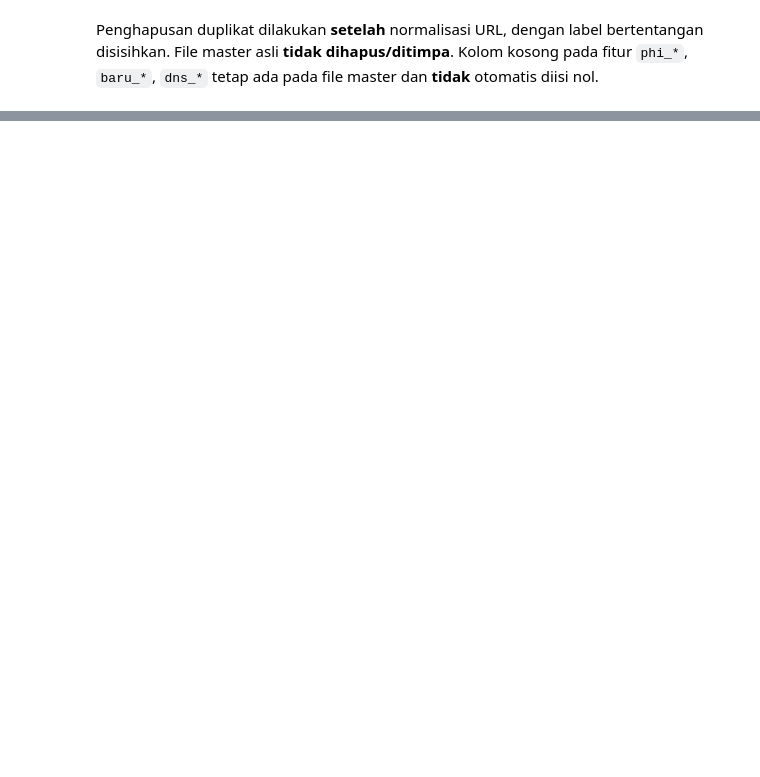
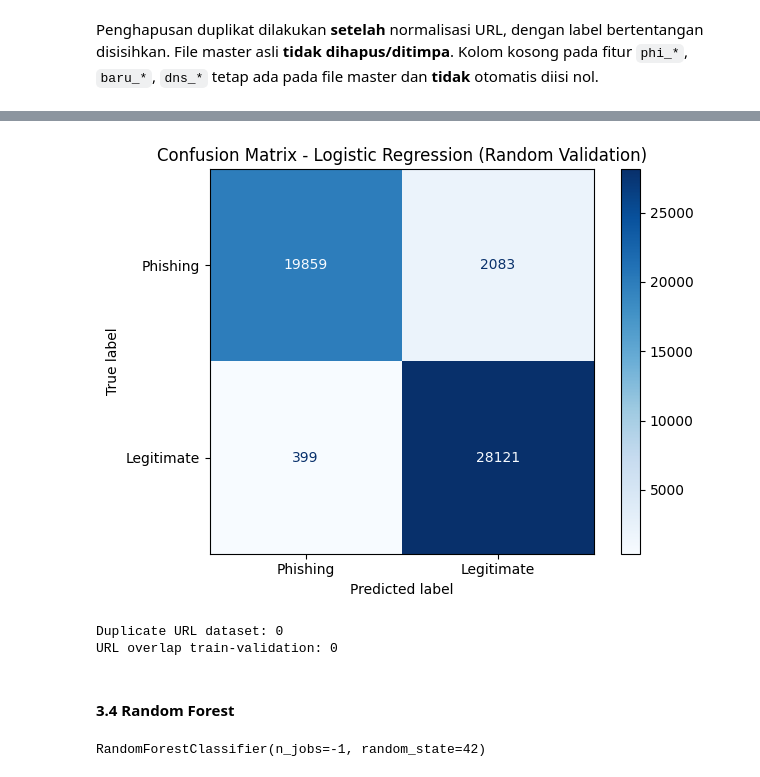
Before and after one commit to makraev06/proyek-metopen, a Jupyter notebook: v2.ipynb, the cells around one changed output, grey strips where cells are left out. Saved outputs shown, nothing was run; the diff lists cells and outputs as text; code cells hidden in the pictures; blank space fills up the shorter version.

```diff
--- a/v2.ipynb
+++ b/v2.ipynb
@@ -188,0 +511,8 @@ plt.tight_layout(); plt.show()
+# %%
+# Test akhir disisihkan berdasarkan domain dan tidak dipakai untuk eksperimen awal.
+gss_test = GroupShuffleSplit(n_splits=1, test_size=0.20, random_state=RANDOM_STATE)
+idx_trainval, idx_test = next(gss_test.split(X, y, groups=groups))
+assert set(groups.iloc[idx_trainval]).isdisjoint(set(groups.iloc[idx_test]))
+assert set(y.iloc[idx_test].unique()) == {0, 1}, 'Kelas hilang pada test akhir'
+print('Data pengembangan:', len(idx_trainval))
+print('Test akhir yang disisihkan:', len(idx_test))
@@ -188,0 +522,12 @@ plt.tight_layout(); plt.show()
+# %%
+# Random split hanya di dalam data pengembangan.
+idx_initial_train, idx_initial_val = train_test_split(
+    idx_trainval, test_size=0.20, random_state=RANDOM_STATE,
+    stratify=y.iloc[idx_trainval]
+)
+x_train_initial, y_train_initial = X.iloc[idx_initial_train], y.iloc[idx_initial_train]
+x_val_initial, y_val_initial = X.iloc[idx_initial_val], y.iloc[idx_initial_val]
+print('Train awal:', x_train_initial.shape)
+print('Validation awal:', x_val_initial.shape)
+print(y_train_initial.value_counts(normalize=True))
+print(y_val_initial.value_counts(normalize=True))
@@ -188,0 +559,6 @@ plt.tight_layout(); plt.show()
+# %%
+baseline_model = Pipeline([
+    ('scaler', StandardScaler()),
+    ('model', LogisticRegression(max_iter=1000, random_state=RANDOM_STATE))
+])
+baseline_model.fit(x_train_initial, y_train_initial)
@@ -188,0 +568,3 @@ plt.tight_layout(); plt.show()
+# %%
+y_pred = baseline_model.predict(x_val_initial)
+y_prob = baseline_model.predict_proba(x_val_initial)[:, list(baseline_model.classes_).index(0)]
@@ -188,0 +591,25 @@ plt.tight_layout(); plt.show()
+# %%
+ConfusionMatrixDisplay.from_predictions(
+    y_val_initial, y_pred, labels=[0, 1],
+    display_labels=['Phishing', 'Legitimate'], cmap='Blues', values_format='d')
+plt.title('Confusion Matrix - Logistic Regression (Random Validation)')
+plt.tight_layout()
+plt.show()
+# %% [output]
+[figure, added]
+# %%
+train_urls = set(df_clean.iloc[idx_initial_train]['URL'])
+val_urls = set(df_clean.iloc[idx_initial_val]['URL'])
+print('Duplicate URL dataset:', df_clean['URL'].duplicated().sum())
+print('URL overlap train-validation:', len(train_urls & val_urls))
+assert train_urls.isdisjoint(val_urls)
+# %% [output]
+Duplicate URL dataset: 0
+URL overlap train-validation: 0
+# %% [markdown]
+#### **3.4 Random Forest**
+# %%
+rf_model = RandomForestClassifier(n_estimators=100, random_state=RANDOM_STATE, n_jobs=-1)
+rf_model.fit(x_train_initial, y_train_initial)
+# %% [output]
+RandomForestClassifier(n_jobs=-1, random_state=42)
```
Also changed, not shown: parts of 146 cells of this notebook, 13 other files.
